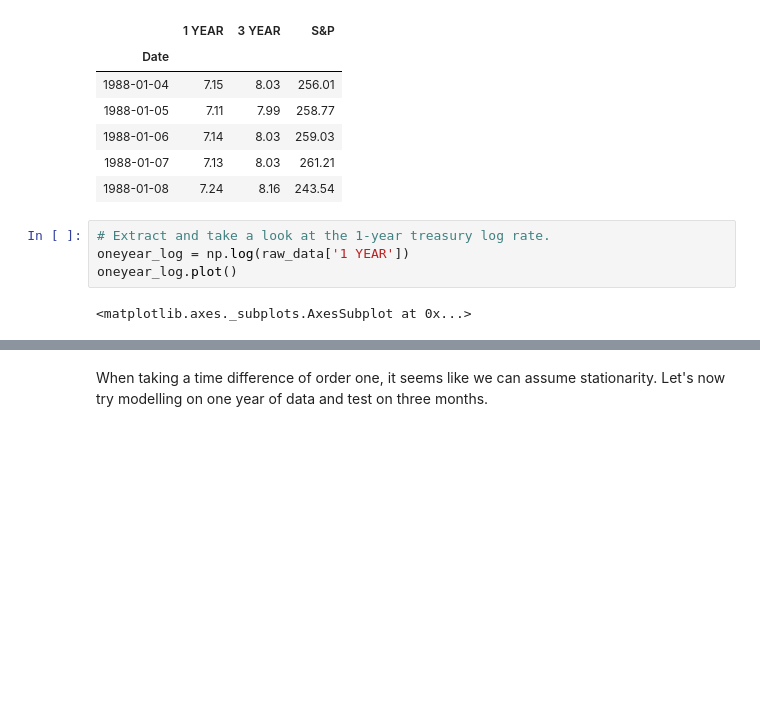
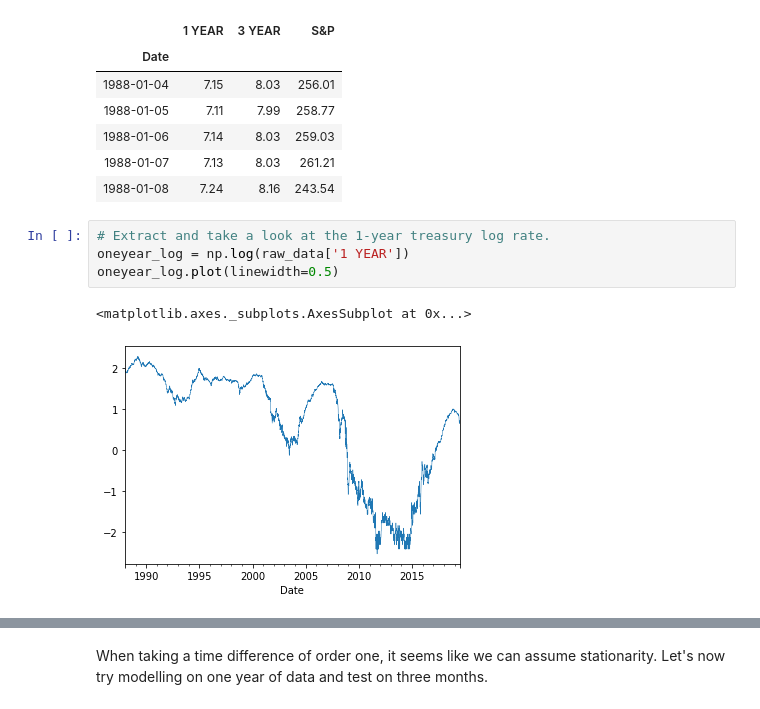
Before and after one commit to backmag/NLP-finance, a Jupyter notebook: ARIMA-selection.ipynb, the cells around one changed output, grey strips where cells are left out. Cells and saved outputs as stored; diff of their text form; blank space fills up the shorter version.

```diff
--- a/ARIMA-selection.ipynb
+++ b/ARIMA-selection.ipynb
@@ -21,6 +22,7 @@ raw_data.head()
 # %%
 # Extract and take a look at the 1-year treasury log rate.
 oneyear_log = np.log(raw_data['1 YEAR'])
-oneyear_log.plot()
+oneyear_log.plot(linewidth=0.5)
 # %% [output]
 <matplotlib.axes._subplots.AxesSubplot at 0x...>
+[figure, added]
```
Also changed, not shown: parts of 10 cells of this notebook, 1 other file.
